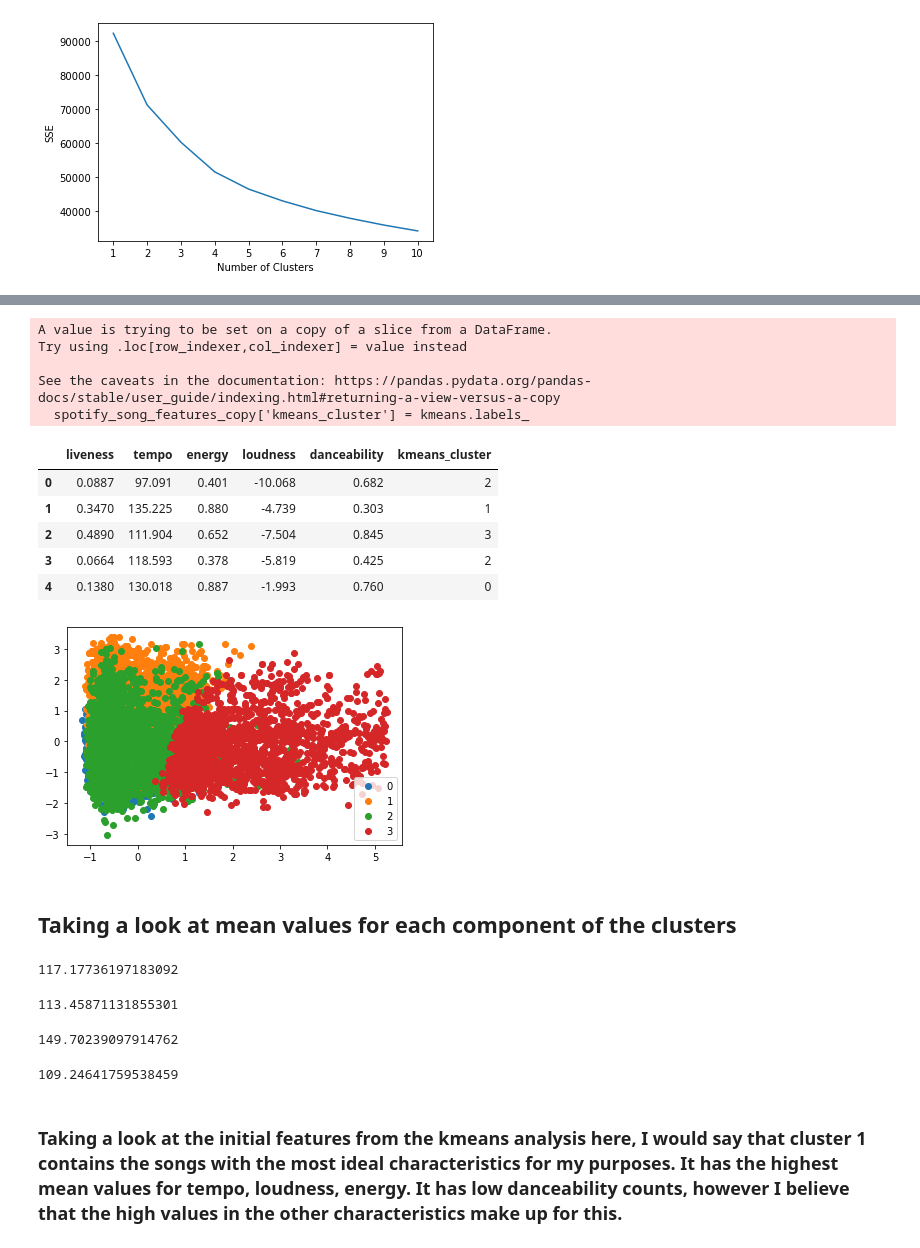
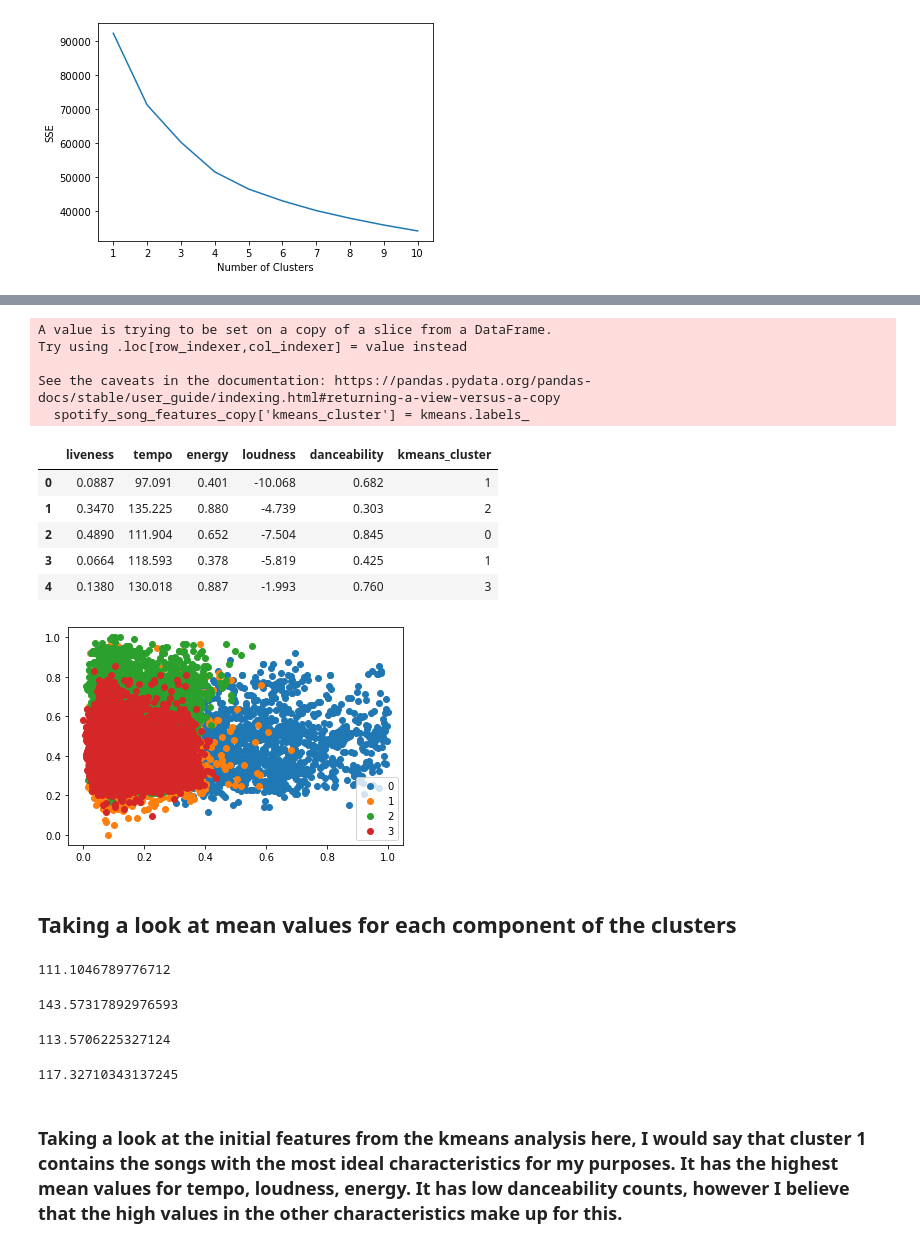
Before and after one commit to sabinacatherine/Spotify-Playlist, a Jupyter notebook: Spotify_playlists.ipynb, the cells around one changed output, grey strips where cells are left out. Cells and saved outputs as stored; diff of their text form; code cells hidden in the pictures.

Commit message:
Adding clustering with lyrics vectors

```diff
--- a/Spotify_playlists.ipynb
+++ b/Spotify_playlists.ipynb
@@ -134,3 +135,23 @@ plt.show()
 #elbow graph is more subtle with standard scaler involved but bends are at 2 and 4, indicating ideal number of clusters
 # %% [output]
 [figure]
+# %%
+#trying out elbow method a second time on standard scaled data, which helps with differences in scale between characteristics of the dataset
+
+scaled_song_features2 = MinMaxScaler().fit_transform(spotify_song_features_copy)
+
+#create list to hold SSE values for each value of k
+sse3 = []
+for k in range(1, 11):
+    kmeans3 = KMeans(n_clusters=k, **kmeans_params)
+    kmeans3.fit(scaled_song_features2)
+    sse3.append(kmeans3.inertia_)
+
+# #visualize results in order to assess bends, which indicate best number of clusters
+plt.plot(range(1, 11), sse3)
+plt.xticks(range(1, 11))
+plt.xlabel("Number of Clusters")
+plt.ylabel("SSE")
+plt.show()
+
+#elbow graph is more subtle with standard scaler involved but bends are at 2 and 4, indicating ideal number of clusters
@@ -139,7 +162,7 @@ plt.show()
 kmeans = KMeans(init='k-means++', n_clusters=4, n_init=10, random_state=1, max_iter = 300)
 
 #fitting the model to the data, predicting clusters
-labels = kmeans.fit_predict(scaled_song_features)
+labels = kmeans.fit_predict(scaled_song_features2)
 
 #adding the cluster labels to the dataframe so that I can look at attributes of the data later on
 spotify_song_features_copy['kmeans_cluster'] = kmeans.labels_
@@ -151,35 +174,35 @@ Try using .loc[row_indexer,col_indexer] = value instead
 See the caveats in the documentation: https://pandas.pydata.org/pandas-docs/stable/user_guide/indexing.html#returning-a-view-versus-a-copy
   spotify_song_features_copy['kmeans_cluster'] = kmeans.labels_
 |  | liveness | tempo | energy | loudness | danceability | kmeans_cluster |
-| 0 | 0.0887 | 97.091 | 0.401 | -10.068 | 0.682 | 2 |
-| 1 | 0.3470 | 135.225 | 0.880 | -4.739 | 0.303 | 1 |
-| 2 | 0.4890 | 111.904 | 0.652 | -7.504 | 0.845 | 3 |
-| 3 | 0.0664 | 118.593 | 0.378 | -5.819 | 0.425 | 2 |
-| 4 | 0.1380 | 130.018 | 0.887 | -1.993 | 0.760 | 0 |
+| 0 | 0.0887 | 97.091 | 0.401 | -10.068 | 0.682 | 1 |
+| 1 | 0.3470 | 135.225 | 0.880 | -4.739 | 0.303 | 2 |
+| 2 | 0.4890 | 111.904 | 0.652 | -7.504 | 0.845 | 0 |
+| 3 | 0.0664 | 118.593 | 0.378 | -5.819 | 0.425 | 1 |
+| 4 | 0.1380 | 130.018 | 0.887 | -1.993 | 0.760 | 3 |
 # %%
 #get unique values for cluster labels, store in a variable for future use in plotting
 unique_labels = np.unique(spotify_song_features_copy['kmeans_cluster'])
 
 #plotting the results:
 for i in unique_labels:
-    plt.scatter(scaled_song_features[labels == i , 0] , scaled_song_features[labels == i, 1], label = i)
+    plt.scatter(scaled_song_features2[labels == i , 0] , scaled_song_features2[labels == i, 1], label = i)
 plt.legend()
 plt.show()
 # %% [output]
-[figure, old version]
+[figure, new version]
 # %% [markdown]
 ## Taking a look at mean values for each component of the clusters
 # %%
 spotify_song_features_copy.loc[spotify_song_features_copy['kmeans_cluster'] == 3]['tempo'].mean()
 #cluster 3 has highest mean value for liveness (0.514008450704226)
 # %% [output]
-117.17736197183092
+111.1046789776712
 # %%
 spotify_song_features_copy.loc[spotify_song_features_copy['kmeans_cluster'] == 2]['tempo'].mean()
 #cluster 2 has lowest mean value for energy (energy)
 #smallest value for loudness at -10.489964760793486 db
 # %% [output]
-113.45871131855301
+143.57317892976593
 # %%
 spotify_song_features_copy.loc[spotify_song_features_copy['kmeans_cluster'] == 1]['tempo'].mean()
 #cluster 1 has highest mean tempo at 149.70239097914762
@@ -187,14 +210,14 @@ spotify_song_features_copy.loc[spotify_song_features_copy['kmeans_cluster'] == 1
 #highest mean value for energy (0.792355621033543)
 #lowest mean value for danceability (0.5282901178603819)
 # %% [output]
-149.70239097914762
+113.5706225327124
 # %%
 spotify_song_features_copy.loc[spotify_song_features_copy['kmeans_cluster'] == 0]['tempo'].mean()
 #cluster 0 has lowest mean value for liveness (0.1403696420610989)
 #highest mean value for danceability (0.7261779205454344)
 #lowest mean value for tempo at 109.24641759538459
 # %% [output]
-109.24641759538459
+117.32710343137245
 # %% [markdown]
 ### Taking a look at the initial features from the kmeans analysis here, I would say that cluster 1 contains the songs with the most ideal characteristics for my purposes. It has the highest mean values for tempo, loudness, energy. It has low danceability counts, however I believe that the high values in the other characteristics make up for this.
 # %% [markdown]
```
Also changed, not shown: parts of 19 cells of this notebook.
